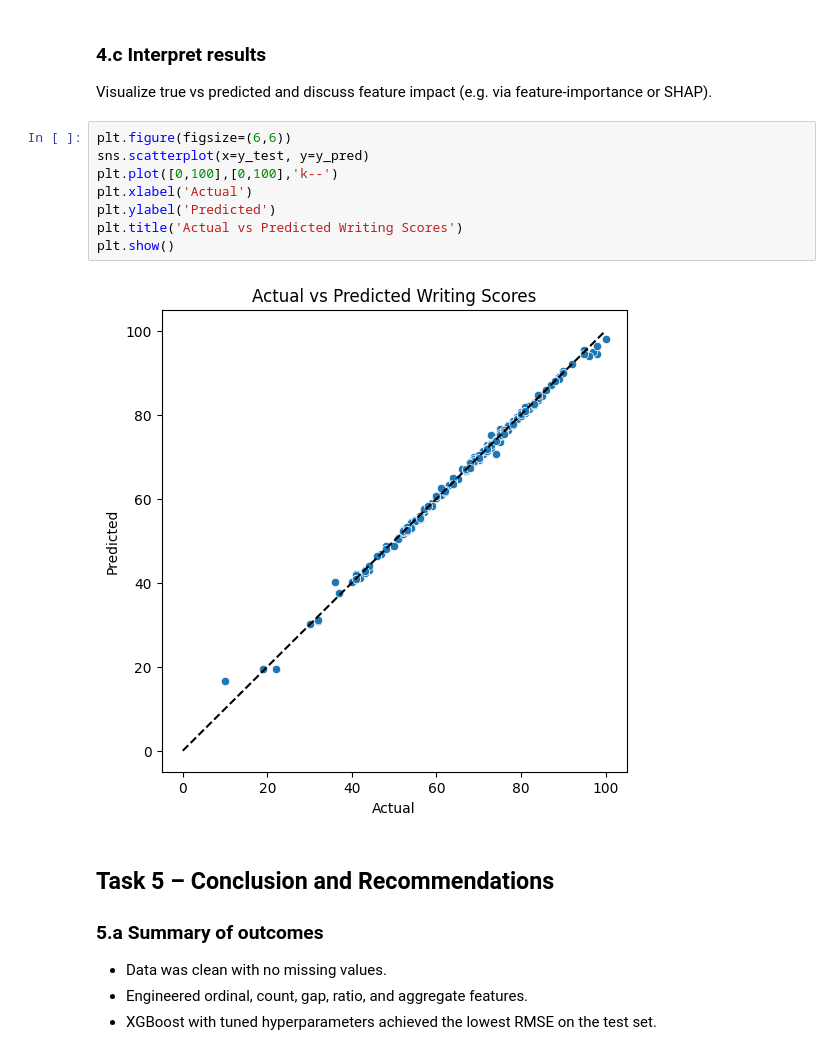
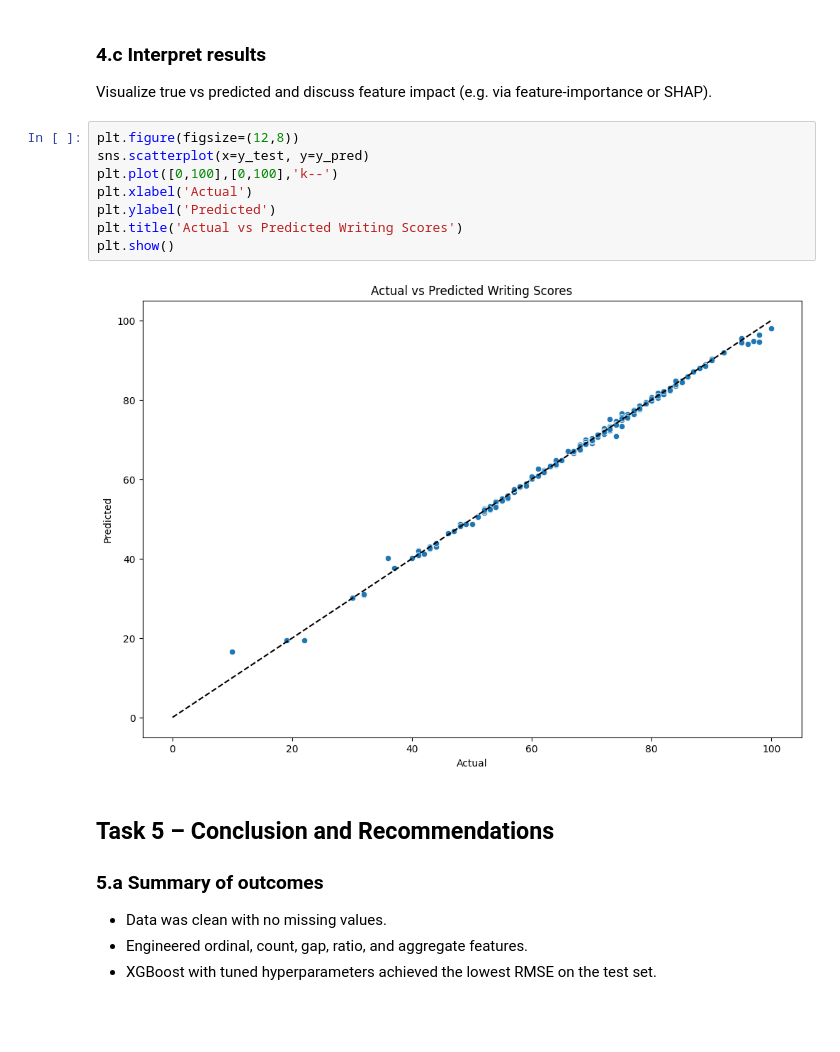
Before and after one commit to andreas-ols1/opti-ml-unibo, a Jupyter notebook: notebooks/test_scores.ipynb, the cells around one changed output. Cells and saved outputs as stored; diff of their text form; blank space fills up the shorter version.

```diff
--- a/notebooks/test_scores.ipynb
+++ b/notebooks/test_scores.ipynb
@@ -338,15 +339,15 @@ Test R2 : 0.9967988729476929
 ### 4.c Interpret results
 Visualize true vs predicted and discuss feature impact (e.g. via feature‐importance or SHAP).
 # %%
-plt.figure(figsize=(6,6))
+plt.figure(figsize=(12,8))
 sns.scatterplot(x=y_test, y=y_pred)
 plt.plot([0,100],[0,100],'k--')
 plt.xlabel('Actual')
 plt.ylabel('Predicted')
 plt.title('Actual vs Predicted Writing Scores')
 plt.show()
 # %% [output]
-[figure, old version]
+[figure, new version]
 # %% [markdown]
 ## Task 5 – Conclusion and Recommendations
 
```
Also changed, not shown: parts of 4 cells of this notebook.
